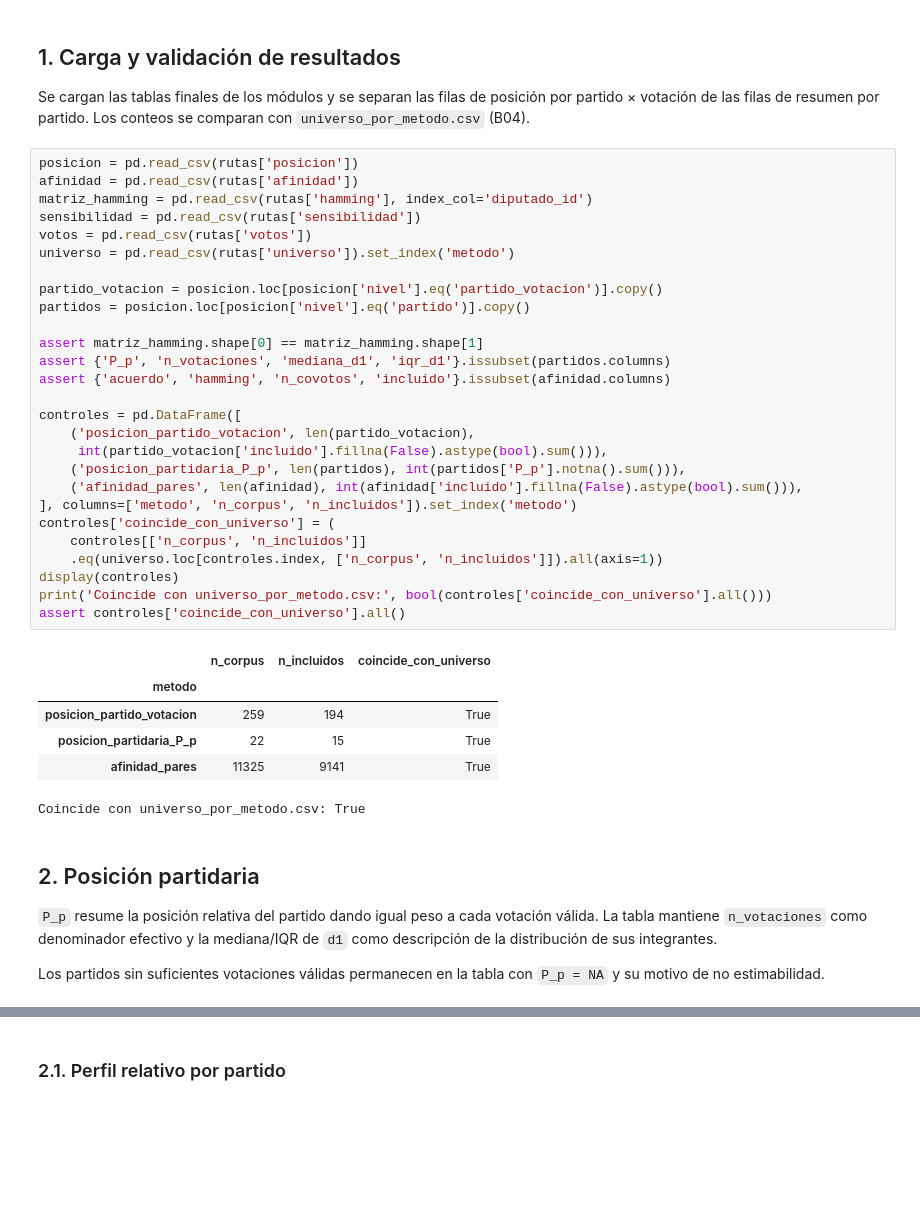
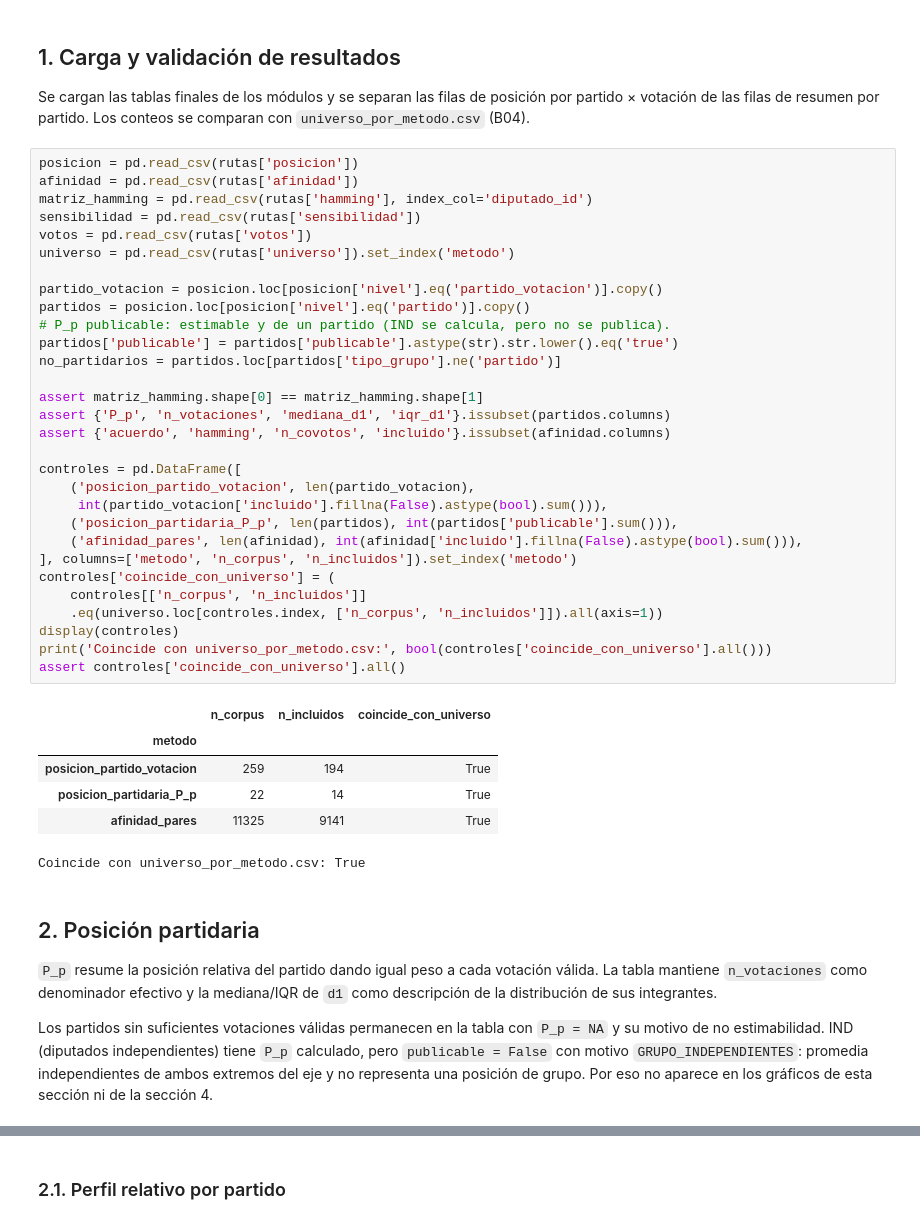
Before and after one commit to joserodriguezc/grupo_1_programacion_ciencia_datos, a Jupyter notebook: F4/notebooks/F4_03_metricas_partidos_afinidad.ipynb, the cells around one changed output, grey strips where cells are left out. Saved outputs shown, nothing was run; the diff lists cells and outputs as text; blank space fills up the shorter version.

```diff
--- a/F4/notebooks/F4_03_metricas_partidos_afinidad.ipynb
+++ b/F4/notebooks/F4_03_metricas_partidos_afinidad.ipynb
@@ -90,35 +91,38 @@ partido × votación de las filas de resumen por partido. Los conteos se compara
 # %%
 posicion = pd.read_csv(rutas['posicion'])
 afinidad = pd.read_csv(rutas['afinidad'])
 matriz_hamming = pd.read_csv(rutas['hamming'], index_col='diputado_id')
 sensibilidad = pd.read_csv(rutas['sensibilidad'])
 votos = pd.read_csv(rutas['votos'])
 universo = pd.read_csv(rutas['universo']).set_index('metodo')
 
 partido_votacion = posicion.loc[posicion['nivel'].eq('partido_votacion')].copy()
 partidos = posicion.loc[posicion['nivel'].eq('partido')].copy()
+# P_p publicable: estimable y de un partido (IND se calcula, pero no se publica).
+partidos['publicable'] = partidos['publicable'].astype(str).str.lower().eq('true')
+no_partidarios = partidos.loc[partidos['tipo_grupo'].ne('partido')]
 
 assert matriz_hamming.shape[0] == matriz_hamming.shape[1]
 assert {'P_p', 'n_votaciones', 'mediana_d1', 'iqr_d1'}.issubset(partidos.columns)
 assert {'acuerdo', 'hamming', 'n_covotos', 'incluido'}.issubset(afinidad.columns)
 
 controles = pd.DataFrame([
     ('posicion_partido_votacion', len(partido_votacion),
      int(partido_votacion['incluido'].fillna(False).astype(bool).sum())),
-    ('posicion_partidaria_P_p', len(partidos), int(partidos['P_p'].notna().sum())),
+    ('posicion_partidaria_P_p', len(partidos), int(partidos['publicable'].sum())),
     ('afinidad_pares', len(afinidad), int(afinidad['incluido'].fillna(False).astype(bool).sum())),
 ], columns=['metodo', 'n_corpus', 'n_incluidos']).set_index('metodo')
 controles['coincide_con_universo'] = (
     controles[['n_corpus', 'n_incluidos']]
     .eq(universo.loc[controles.index, ['n_corpus', 'n_incluidos']]).all(axis=1))
 display(controles)
 print('Coincide con universo_por_metodo.csv:', bool(controles['coincide_con_universo'].all()))
 assert controles['coincide_con_universo'].all()
 # %% [output]
 |  | n_corpus | n_incluidos | coincide_con_universo |
 | metodo |  |  |  |
 | posicion_partido_votacion | 259 | 194 | True |
-| posicion_partidaria_P_p | 22 | 15 | True |
+| posicion_partidaria_P_p | 22 | 14 | True |
 | afinidad_pares | 11325 | 9141 | True |
 Coincide con universo_por_metodo.csv: True
 # %% [markdown]
@@ -126,7 +130,10 @@ Coincide con universo_por_metodo.csv: True
 
 `P_p` resume la posición relativa del partido dando igual peso a cada votación válida. La tabla mantiene `n_votaciones` como denominador efectivo y la mediana/IQR de `d1` como descripción de la distribución de sus integrantes.
 
-Los partidos sin suficientes votaciones válidas permanecen en la tabla con `P_p = NA` y su motivo de no estimabilidad.
+Los partidos sin suficientes votaciones válidas permanecen en la tabla con `P_p = NA` y su motivo de no estimabilidad. IND
+(diputados independientes) tiene `P_p` calculado, pero `publicable = False` con motivo
+`GRUPO_INDEPENDIENTES`: promedia independientes de ambos extremos del eje y no representa
+una posición de grupo. Por eso no aparece en los gráficos de esta sección ni de la sección 4.
 # %%
 columnas_partido = [
     "partido_id", "partido_nombre", "partido_alias",
```
Also changed, not shown: parts of 10 cells of this notebook, 16 other files.
